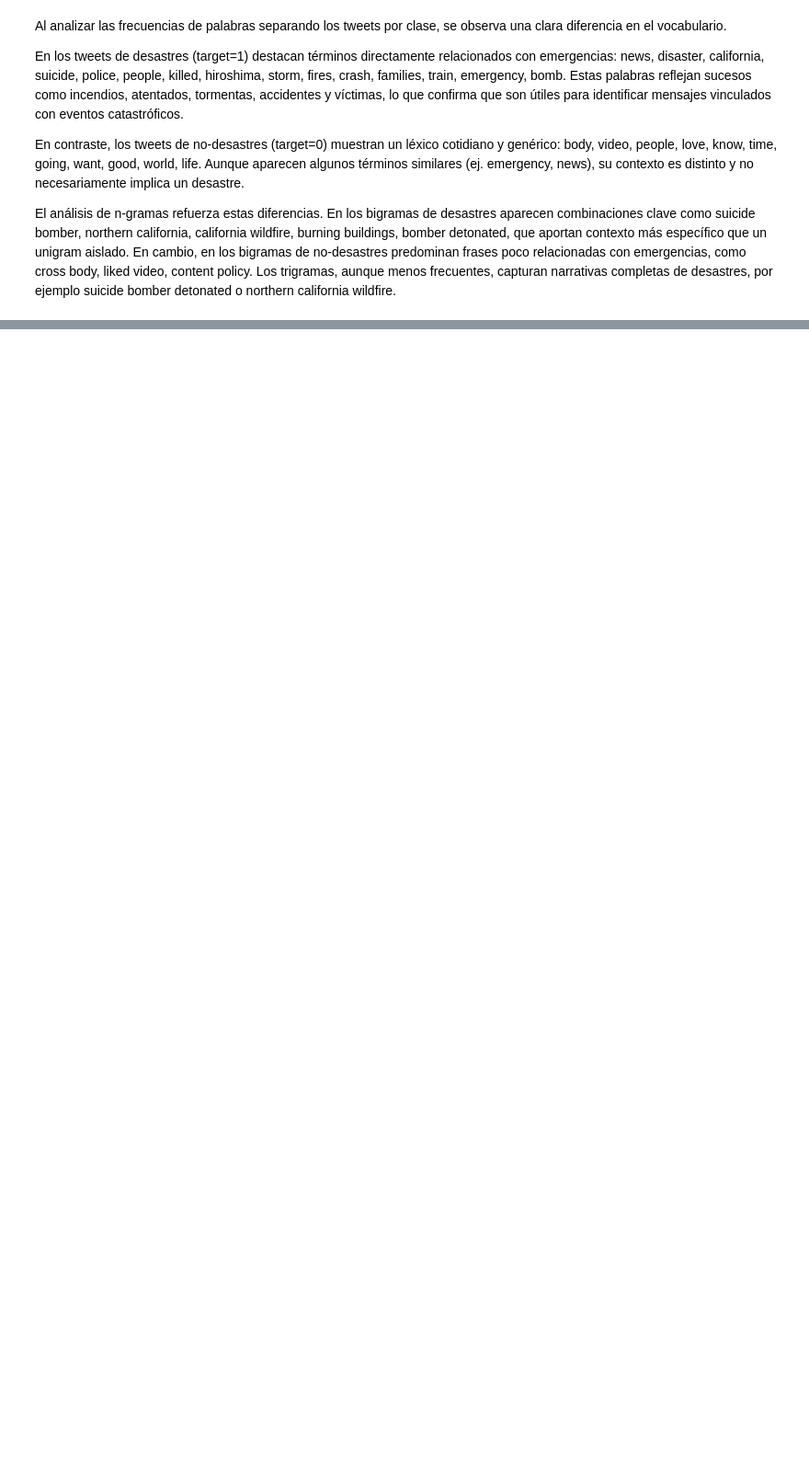
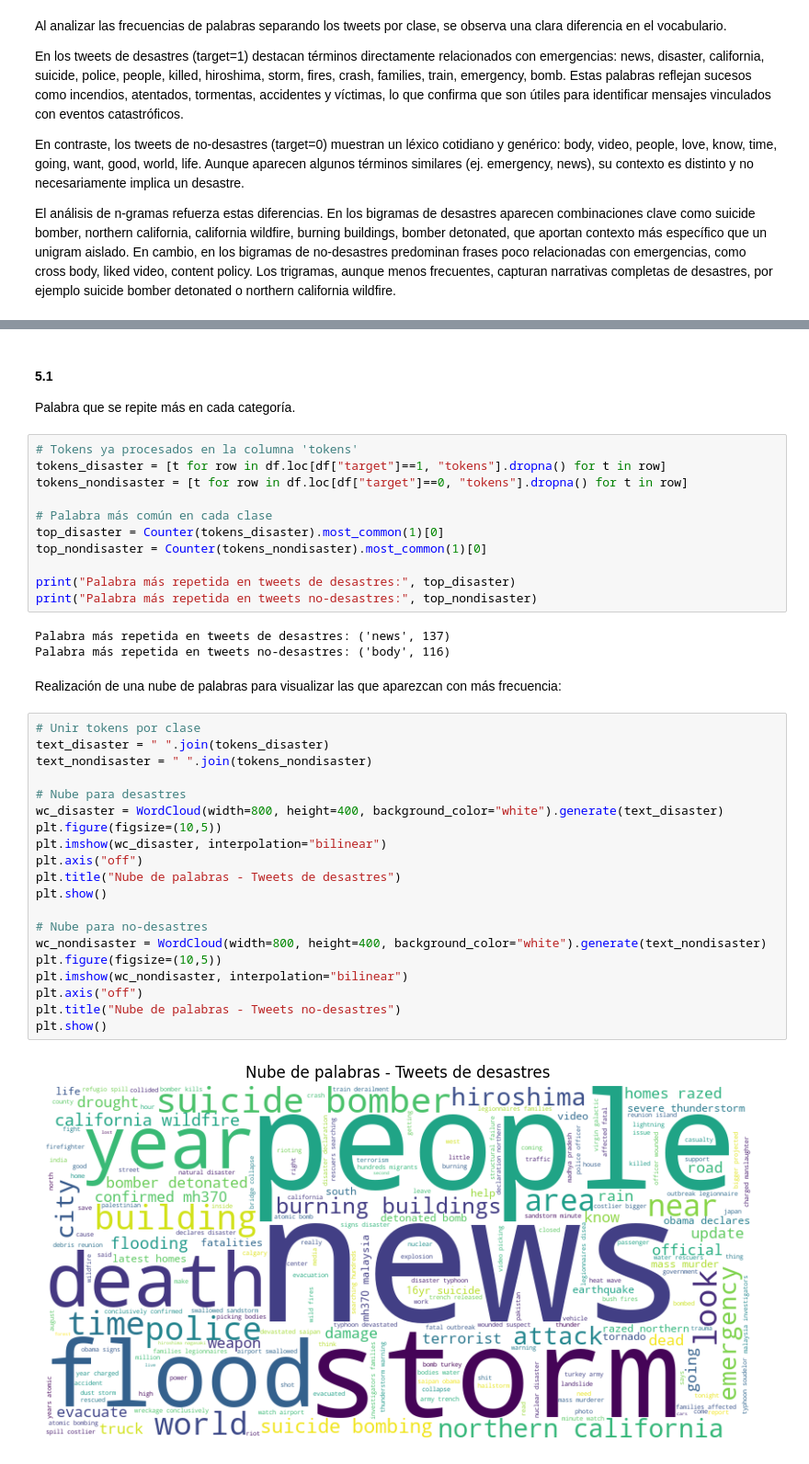
Before and after one commit to Saiyan-Javi/Lab5DS, a Jupyter notebook: Lab5DS.ipynb, the cells around one changed output, grey strips where cells are left out. Shown: that part at 92% size. Cells and saved outputs as stored; diff of their text form; blank space fills up the shorter version.

```diff
--- a/Lab5DS.ipynb
+++ b/Lab5DS.ipynb
@@ -380,0 +383,41 @@ El análisis de n-gramas refuerza estas diferencias. En los bigramas de desastre
+# %% [markdown]
+#### 5.1
+Palabra que se repite más en cada categoría.
+# %%
+# Tokens ya procesados en la columna 'tokens'
+tokens_disaster = [t for row in df.loc[df["target"]==1, "tokens"].dropna() for t in row]
+tokens_nondisaster = [t for row in df.loc[df["target"]==0, "tokens"].dropna() for t in row]
+
+# Palabra más común en cada clase
+top_disaster = Counter(tokens_disaster).most_common(1)[0]
+top_nondisaster = Counter(tokens_nondisaster).most_common(1)[0]
+
+print("Palabra más repetida en tweets de desastres:", top_disaster)
+print("Palabra más repetida en tweets no-desastres:", top_nondisaster)
+# %% [output]
+Palabra más repetida en tweets de desastres: ('news', 137)
+Palabra más repetida en tweets no-desastres: ('body', 116)
+# %% [markdown]
+Realización de una nube de palabras para visualizar las que aparezcan con más frecuencia:
+# %%
+# Unir tokens por clase
+text_disaster = " ".join(tokens_disaster)
+text_nondisaster = " ".join(tokens_nondisaster)
+
+# Nube para desastres
+wc_disaster = WordCloud(width=800, height=400, background_color="white").generate(text_disaster)
+plt.figure(figsize=(10,5))
+plt.imshow(wc_disaster, interpolation="bilinear")
+plt.axis("off")
+plt.title("Nube de palabras - Tweets de desastres")
+plt.show()
+
+# Nube para no-desastres
+wc_nondisaster = WordCloud(width=800, height=400, background_color="white").generate(text_nondisaster)
+plt.figure(figsize=(10,5))
+plt.imshow(wc_nondisaster, interpolation="bilinear")
+plt.axis("off")
+plt.title("Nube de palabras - Tweets no-desastres")
+plt.show()
+# %% [output]
+[figure, added]
```
Also changed, not shown: parts of 14 cells of this notebook.
